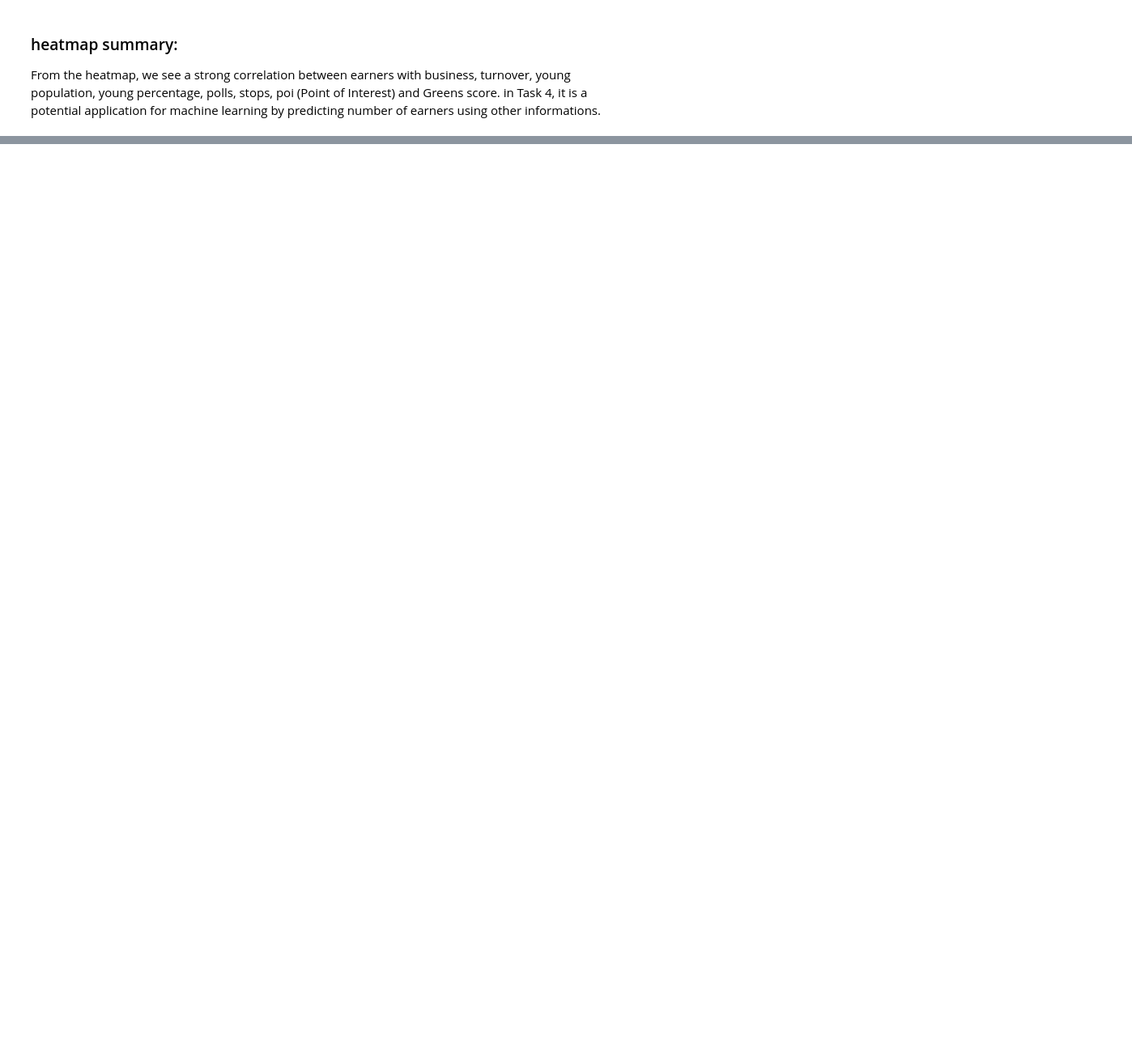
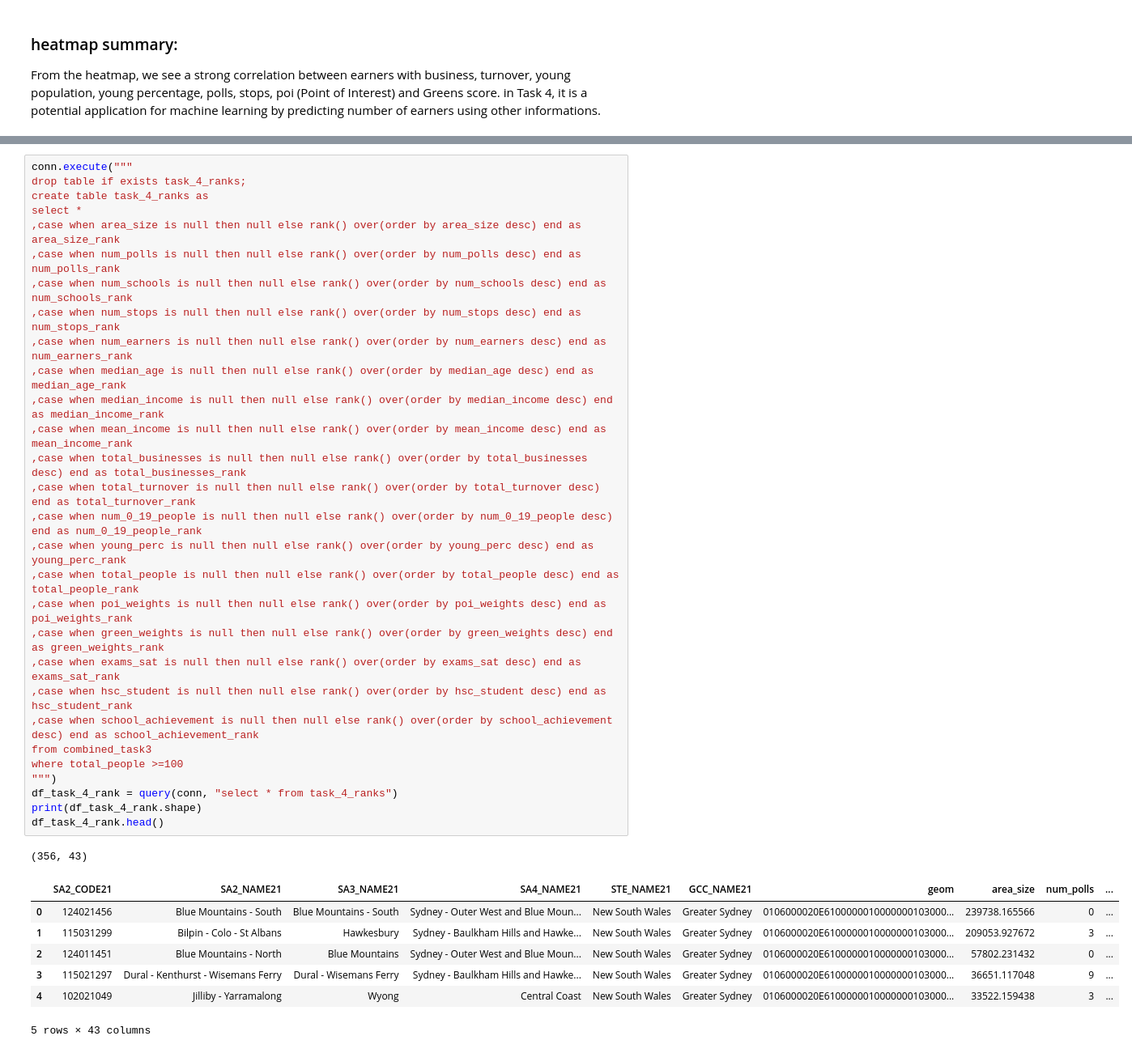
Before and after one commit to MichelangeloNardi/DATA2901--2024S1, a Jupyter notebook: Data Validation_JL.ipynb, the cells around one changed output, grey strips where cells are left out. Shown: that part at 81% size. Drawn from its saved outputs; the diff is of its cells as text; blank space fills up the shorter version.

```diff
--- a/Data Validation_JL.ipynb
+++ b/Data Validation_JL.ipynb
@@ -1912,0 +1915,38 @@ df_sa2[df_sa2['GCC_NAME21'] == 'Greater Sydney'].plot(ax=ax1)
+# %%
+conn.execute("""
+drop table if exists task_4_ranks;
+create table task_4_ranks as
+select *
+,case when area_size is null then null else rank() over(order by area_size desc) end as area_size_rank
+,case when num_polls is null then null else rank() over(order by num_polls desc) end as num_polls_rank
+,case when num_schools is null then null else rank() over(order by num_schools desc) end as num_schools_rank
+,case when num_stops is null then null else rank() over(order by num_stops desc) end as num_stops_rank
+,case when num_earners is null then null else rank() over(order by num_earners desc) end as num_earners_rank
+,case when median_age is null then null else rank() over(order by median_age desc) end as median_age_rank
+,case when median_income is null then null else rank() over(order by median_income desc) end as median_income_rank
+,case when mean_income is null then null else rank() over(order by mean_income desc) end as mean_income_rank
+,case when total_businesses is null then null else rank() over(order by total_businesses desc) end as total_businesses_rank
+,case when total_turnover is null then null else rank() over(order by total_turnover desc) end as total_turnover_rank
+,case when num_0_19_people is null then null else rank() over(order by num_0_19_people desc) end as num_0_19_people_rank
+,case when young_perc is null then null else rank() over(order by young_perc desc) end as young_perc_rank
+,case when total_people is null then null else rank() over(order by total_people desc) end as total_people_rank
+,case when poi_weights is null then null else rank() over(order by poi_weights desc) end as poi_weights_rank
+,case when green_weights is null then null else rank() over(order by green_weights desc) end as green_weights_rank
+,case when exams_sat is null then null else rank() over(order by exams_sat desc) end as exams_sat_rank
+,case when hsc_student is null then null else rank() over(order by hsc_student desc) end as hsc_student_rank
+,case when school_achievement is null then null else rank() over(order by school_achievement desc) end as school_achievement_rank
+from combined_task3
+where total_people >=100
+""")
+df_task_4_rank = query(conn, "select * from task_4_ranks")
+print(df_task_4_rank.shape)
+df_task_4_rank.head()
+# %% [output]
+(356, 43)
+|  | SA2_CODE21 | SA2_NAME21 | SA3_NAME21 | SA4_NAME21 | STE_NAME21 | GCC_NAME21 | geom | area_size | num_polls | ... |
+| 0 | 124021456 | Blue Mountains - South | Blue Mountains - South | Sydney - Outer West and Blue Moun... | New South Wales | Greater Sydney | 0106000020E6100000010000000103000... | 239738.165566 | 0 | ... |
+| 1 | 115031299 | Bilpin - Colo - St Albans | Hawkesbury | Sydney - Baulkham Hills and Hawke... | New South Wales | Greater Sydney | 0106000020E6100000010000000103000... | 209053.927672 | 3 | ... |
+| 2 | 124011451 | Blue Mountains - North | Blue Mountains | Sydney - Outer West and Blue Moun... | New South Wales | Greater Sydney | 0106000020E6100000010000000103000... | 57802.231432 | 0 | ... |
+| 3 | 115021297 | Dural - Kenthurst - Wisemans Ferry | Dural - Wisemans Ferry | Sydney - Baulkham Hills and Hawke... | New South Wales | Greater Sydney | 0106000020E6100000010000000103000... | 36651.117048 | 9 | ... |
+| 4 | 102021049 | Jilliby - Yarramalong | Wyong | Central Coast | New South Wales | Greater Sydney | 0106000020E6100000010000000103000... | 33522.159438 | 3 | ... |
+5 rows × 43 columns
```
Also changed, not shown: parts of 9 cells of this notebook.
